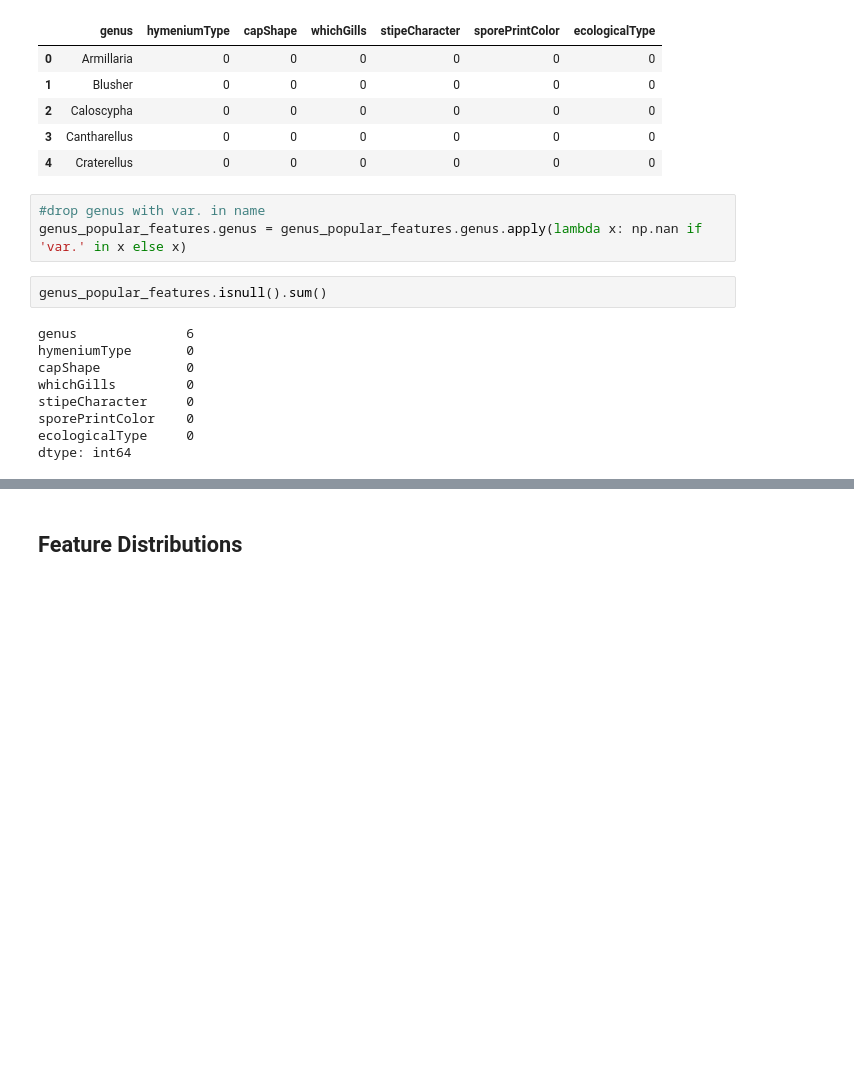
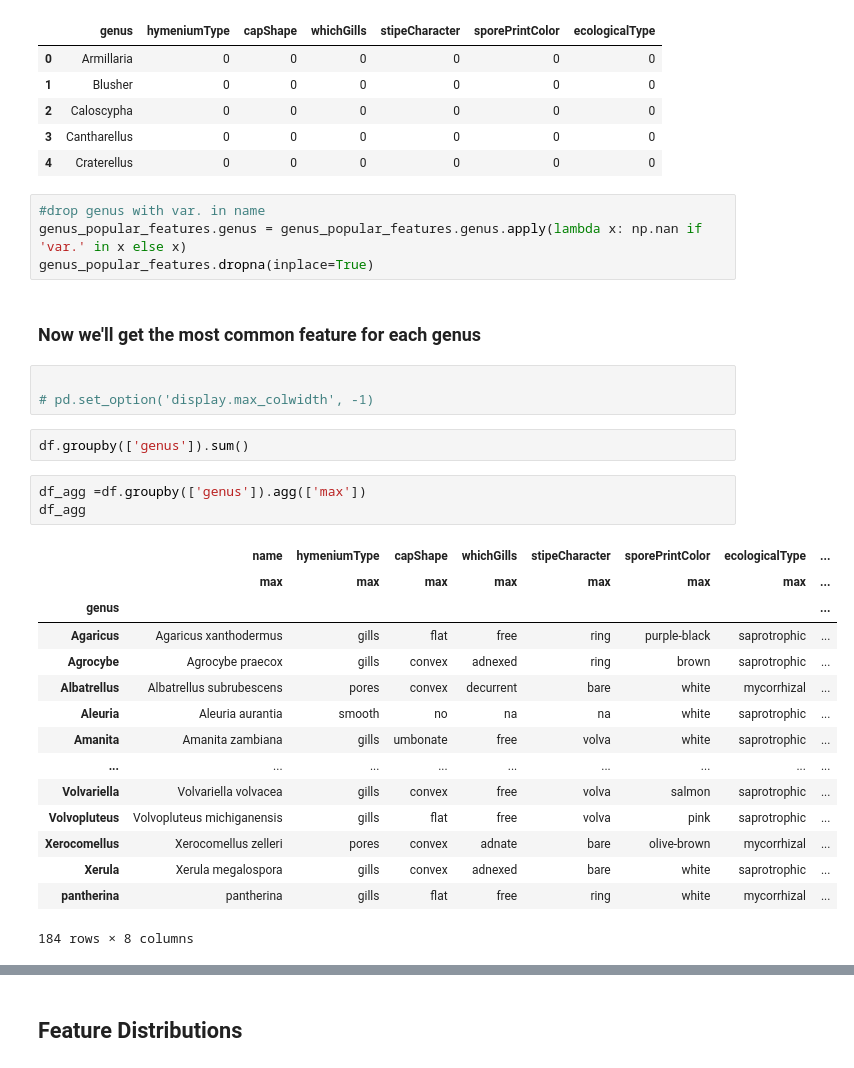
Before and after one commit to gseemann/mushroom, a Jupyter notebook: EDA.ipynb, the cells around one changed output, grey strips where cells are left out. Saved outputs shown, nothing was run; the diff lists cells and outputs as text; blank space fills up the shorter version.

```diff
--- a/EDA.ipynb
+++ b/EDA.ipynb
@@ -258,14 +233,30 @@ genus_popular_features.head()
 # %%
 #drop genus with var. in name
 genus_popular_features.genus = genus_popular_features.genus.apply(lambda x: np.nan if 'var.' in x else x)
+genus_popular_features.dropna(inplace=True)
-# %%
-genus_popular_features.isnull().sum()
-# %% [output]
-genus              6
-hymeniumType       0
-capShape           0
-whichGills         0
-stipeCharacter     0
-sporePrintColor    0
-ecologicalType     0
-dtype: int64
+# %% [markdown]
+### Now we'll get the most common feature for each genus
+# %%
+
+# pd.set_option('display.max_colwidth', -1)
+# %%
+df.groupby(['genus']).sum()
+# %%
+df_agg =df.groupby(['genus']).agg(['max'])
+df_agg
+# %% [output]
+|  | name | hymeniumType | capShape | whichGills | stipeCharacter | sporePrintColor | ecologicalType | ... |
+|  | max | max | max | max | max | max | max | ... |
+| genus |  |  |  |  |  |  |  | ... |
+| Agaricus | Agaricus xanthodermus | gills | flat | free | ring | purple-black | saprotrophic | ... |
+| Agrocybe | Agrocybe praecox | gills | convex | adnexed | ring | brown | saprotrophic | ... |
+| Albatrellus | Albatrellus subrubescens | pores | convex | decurrent | bare | white | mycorrhizal | ... |
+| Aleuria | Aleuria aurantia | smooth | no | na | na | white | saprotrophic | ... |
+| Amanita | Amanita zambiana | gills | umbonate | free | volva | white | saprotrophic | ... |
+| ... | ... | ... | ... | ... | ... | ... | ... | ... |
+| Volvariella | Volvariella volvacea | gills | convex | free | volva | salmon | saprotrophic | ... |
+| Volvopluteus | Volvopluteus michiganensis | gills | flat | free | volva | pink | saprotrophic | ... |
+| Xerocomellus | Xerocomellus zelleri | pores | convex | adnate | bare | olive-brown | mycorrhizal | ... |
+| Xerula | Xerula megalospora | gills | convex | adnexed | bare | white | saprotrophic | ... |
+| pantherina | pantherina | gills | flat | free | ring | white | mycorrhizal | ... |
+184 rows × 8 columns
```
Also changed, not shown: parts of 73 cells of this notebook.
